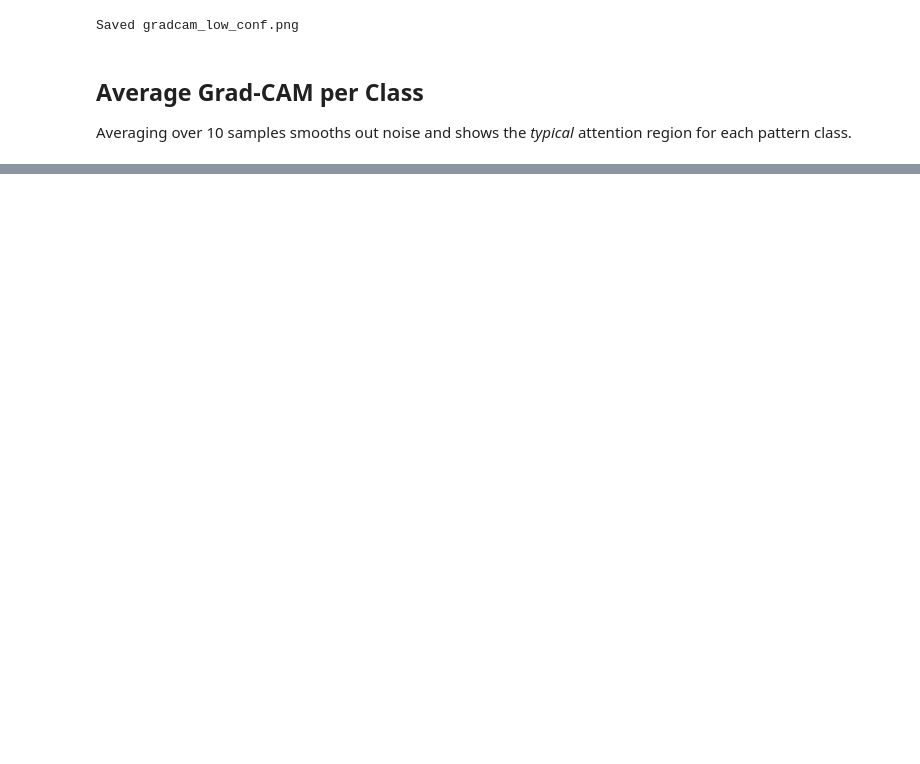
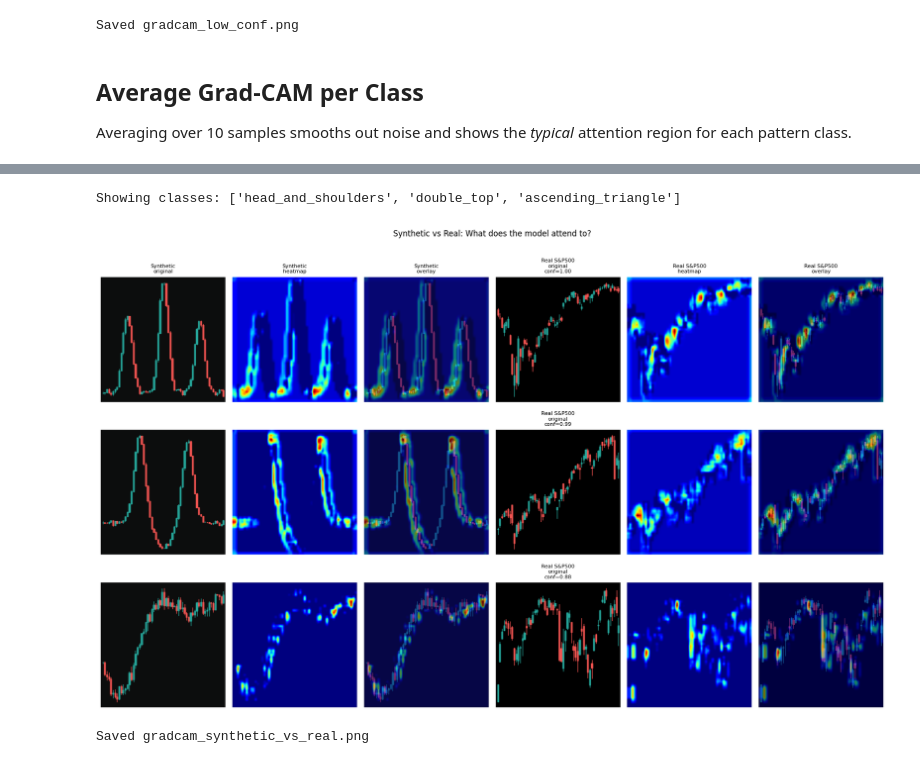
Before and after one commit to varunvnaik123/ECE-176_FinalProject, a Jupyter notebook: notebooks/04_gradcam_visualization.ipynb, the cells around one changed output, grey strips where cells are left out. Drawn from its saved outputs; the diff is of its cells as text; code cells hidden in the pictures; blank space fills up the shorter version.

```diff
--- a/notebooks/04_gradcam_visualization.ipynb
+++ b/notebooks/04_gradcam_visualization.ipynb
@@ -292,0 +389,57 @@ Saved gradcam_avg.png
+# %%
+# pick up to 3 classes that actually appear in the real detections
+from collections import Counter
+pred_counts = Counter(d['class'] for _, d in real_samples)
+top_classes = [cls for cls, _ in pred_counts.most_common(3)]
+print('Showing classes:', top_classes)
+
+cnn_cam = GradCAM(cnn_model, cnn_model.features[-1][0])
+
+# cols: synthetic original | synthetic cam | synthetic overlay |
+#        real original      | real cam      | real overlay
+fig, axes = plt.subplots(len(top_classes), 6,
+                          figsize=(17, 3.5 * len(top_classes)))
+if len(top_classes) == 1:
+    axes = axes[np.newaxis, :]
+
+col_titles = ['Synthetic\noriginal', 'Synthetic\nheatmap', 'Synthetic\noverlay',
+              'Real S&P500\noriginal', 'Real S&P500\nheatmap', 'Real S&P500\noverlay']
+
+for row, cls in enumerate(top_classes):
+    # --- synthetic sample ---
+    syn_path   = sorted((SYNTHETIC_DIR / 'val' / cls).glob('*.png'))[0]
+    syn_tensor = tfm(Image.open(syn_path).convert('RGB')).unsqueeze(0).to(device)
+    cam_s, _   = cnn_cam(syn_tensor, class_idx=CLASS_NAMES.index(cls))
+    ov_s, orig_s = make_overlay(syn_tensor, cam_s)
+
+    # --- real sample (highest confidence for this class) ---
+    cls_samples = [(img, d) for img, d in real_samples if d['class'] == cls]
+    cls_samples.sort(key=lambda x: x[1]['conf'], reverse=True)
+    real_img, real_det = cls_samples[0]
+    real_tensor = tfm(real_img).unsqueeze(0).to(device)
+    cam_r, _    = cnn_cam(real_tensor, class_idx=CLASS_NAMES.index(cls))
+    ov_r, orig_r = make_overlay(real_tensor, cam_r)
+
+    data_list = [orig_s, cam_s, ov_s, orig_r, cam_r, ov_r]
+
+    for col, (ax, data) in enumerate(zip(axes[row], data_list)):
+        ax.imshow(data, cmap='jet' if col in (1, 4) else None)
+        ax.axis('off')
+        if row == 0:
+            ax.set_title(col_titles[col], fontsize=8)
+
+    conf = real_det['conf']
+    axes[row, 0].set_ylabel(f'{cls.replace("_", chr(10))}\n(synthetic)',
+                             fontsize=7, rotation=0, labelpad=80, va='center')
+    axes[row, 3].set_title(f'Real S&P500\noriginal\nconf={conf:.2f}', fontsize=8)
+
+plt.suptitle('Synthetic vs Real: What does the model attend to?', fontsize=12, y=1.01)
+plt.tight_layout()
+plt.savefig(RESULTS_DIR / 'figures' / 'gradcam_synthetic_vs_real.png', dpi=100, bbox_inches='tight')
+plt.show()
+cnn_cam.remove()
+print('Saved gradcam_synthetic_vs_real.png')
+# %% [output]
+Showing classes: ['head_and_shoulders', 'double_top', 'ascending_triangle']
+[figure, added]
+Saved gradcam_synthetic_vs_real.png
```
Also changed, not shown: parts of 8 cells of this notebook, 5 other files.
